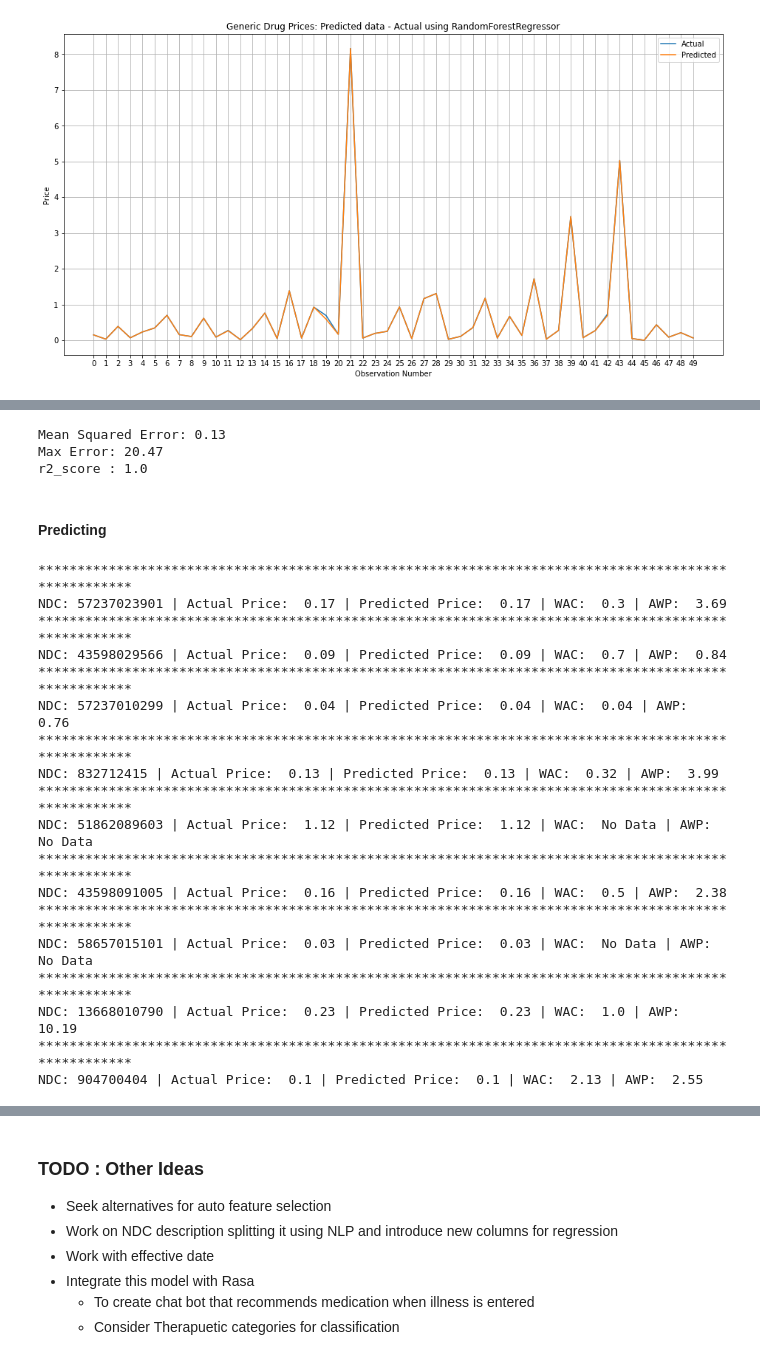
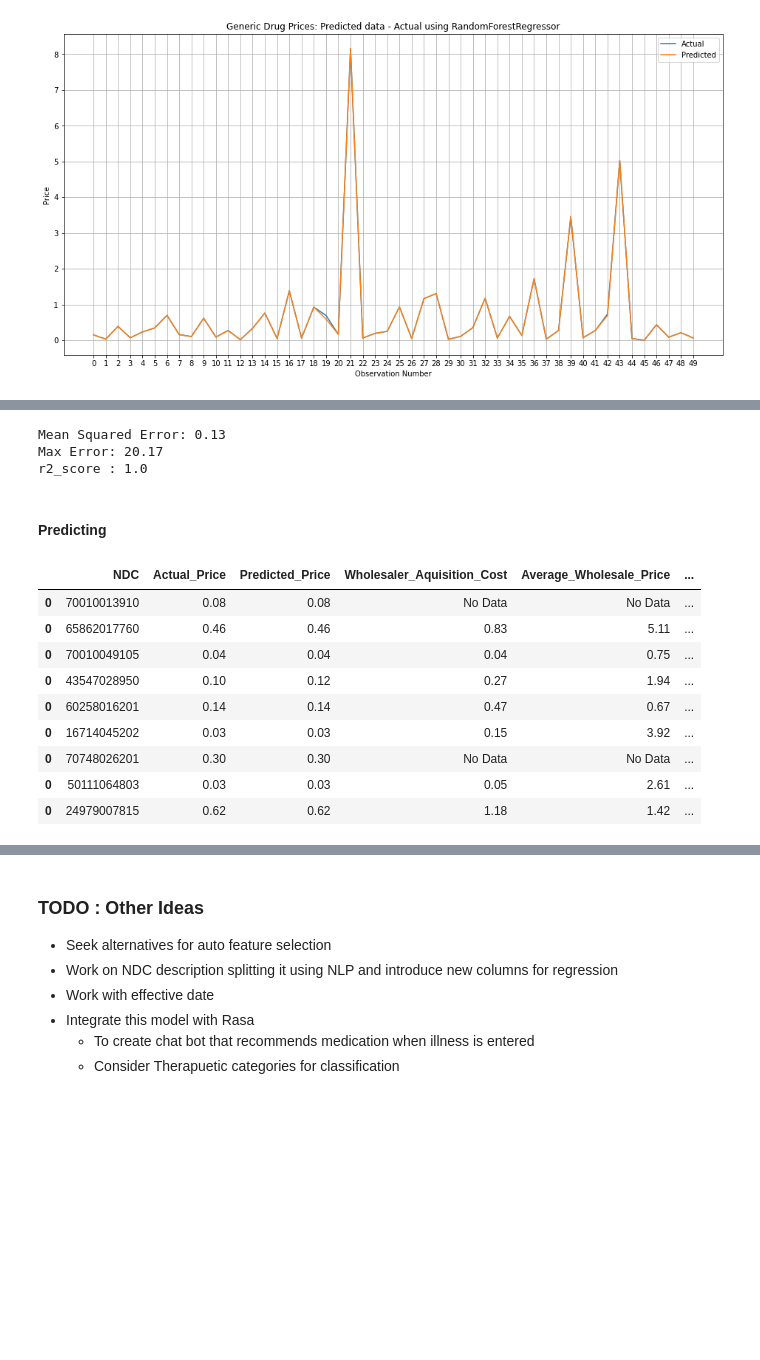
Before and after one commit to rajsandilya/Capstone, a Jupyter notebook: Capstone.ipynb, the cells around one changed output, grey strips where cells are left out. Cells and saved outputs as stored; diff of their text form; code cells hidden in the pictures; blank space fills up the shorter version.

```diff
--- a/Capstone.ipynb
+++ b/Capstone.ipynb
@@ -333,0 +370,6 @@ print(train_acc, test_acc)
+# %%
+rf_model  = RandomForestRegressor().fit(X_train,y_train)
+y_pred    = rf_model.predict(X_test)
+train_acc = round(rf_model.score(X_train, y_train)*100, 2)
+test_acc  = round(rf_model.score(X_test, y_test)*100, 2)
+print(train_acc, test_acc)
@@ -360,23 +404,23 @@ print('Max Error:',round(max_error,2))
 print('r2_score :',round(r2_score,2))
 # %% [output]
 Mean Squared Error: 0.13
-Max Error: 20.47
+Max Error: 20.17
 r2_score : 1.0
-# %% [markdown]
-#### Predicting
+# %% [markdown]
+#### Predicting
 # %%
-def predict_price(nadac_df):
+def predict_price(sample_df):
     """ Function takes in a sample dataframe from the clean dataset,
     and transforms the feature columns
     and ouputs the the predicted price array:"""
 
     x     = np.zeros(4)
-    x[0]  = encoders[cat_columns.index('NDC Description')].transform([nadac_df['NDC Description'].values[0]])
-    x[1]  = encoders[cat_columns.index('Effective_Date')].transform([nadac_df['Effective_Date'].values[0]])
-    x[2]  = encoders[cat_columns.index('Pricing_Unit')].transform([nadac_df['Pricing_Unit'].values[0]])
-    x[3]  = encoders[cat_columns.index('Explanation_Code')].transform([nadac_df['Explanation_Code'].values[0]])
-
+    x[0]  = encoders[cat_columns.index('NDC Description')].transform([sample_df['NDC Description'].values[0]])
+    x[1]  = encoders[cat_columns.index('Effective_Date')].transform([sample_df['Effective_Date'].values[0]])
+    x[2]  = encoders[cat_columns.index('Pricing_Unit')].transform([sample_df['Pricing_Unit'].values[0]])
+    x[3]  = encoders[cat_columns.index('Explanation_Code')].transform([sample_df['Explanation_Code'].values[0]])
 
     x = scaler.transform([x])
+    predicted_price = rf_model.predict(x)
 
-    return pred_model.predict(x)
+    return predicted_price
@@ -383,38 +451,24 @@ def predict_price(nadac_df):
 # %%
+results_df = pd.DataFrame( columns=['NDC', 'Actual_Price',
+                                    'Predicted_Price','Wholesaler_Aquisition_Cost',
+                                    'Average_Wholesale_Price', 'Wholesaler_Profit_Percent'])
+
 for i in range(1,10):
     sample_df = nadac_generics_df.sample(1)
     predicted_price = predict_price(sample_df)
-    ndc = nadac_df.iloc[sample_df.index]['NDC'].values[0]
-    print('****************************************************************************************************')
-    mddb_prices_df = mddb_df[['WAC','AWP']][mddb_df['NDC'] == ndc]
-    wac = 'No Data'
-    awp = 'No Data'
-    if not mddb_prices_df.empty:
-        wac = round(mddb_prices_df['WAC'].values[0], 2)
-        awp = round(mddb_prices_df['AWP'].values[0],2)
+    results = get_predictions_dict(sample_df,predicted_price)
+    df_dictionary = pd.DataFrame.from_dict(results)
+    results_df = pd.concat([results_df, df_dictionary])
 
-    print('NDC:', ndc,'|',
-          'Actual Price: ', round(sample_df['NADAC_Per_Unit'].values[0],2),'|',
-          'Predicted Price: ', round(predicted_price[0], 2),'|',
-          'WAC: ', wac,'|',
-          'AWP: ', awp
-         )
+results_df
 # %% [output]
-****************************************************************************************************
-NDC: 57237023901 | Actual Price:  0.17 | Predicted Price:  0.17 | WAC:  0.3 | AWP:  3.69
-****************************************************************************************************
-NDC: 43598029566 | Actual Price:  0.09 | Predicted Price:  0.09 | WAC:  0.7 | AWP:  0.84
-****************************************************************************************************
-NDC: 57237010299 | Actual Price:  0.04 | Predicted Price:  0.04 | WAC:  0.04 | AWP:  0.76
-****************************************************************************************************
-NDC: 832712415 | Actual Price:  0.13 | Predicted Price:  0.13 | WAC:  0.32 | AWP:  3.99
-****************************************************************************************************
-NDC: 51862089603 | Actual Price:  1.12 | Predicted Price:  1.12 | WAC:  No Data | AWP:  No Data
-****************************************************************************************************
-NDC: 43598091005 | Actual Price:  0.16 | Predicted Price:  0.16 | WAC:  0.5 | AWP:  2.38
-****************************************************************************************************
-NDC: 58657015101 | Actual Price:  0.03 | Predicted Price:  0.03 | WAC:  No Data | AWP:  No Data
-****************************************************************************************************
-NDC: 13668010790 | Actual Price:  0.23 | Predicted Price:  0.23 | WAC:  1.0 | AWP:  10.19
-****************************************************************************************************
-NDC: 904700404 | Actual Price:  0.1 | Predicted Price:  0.1 | WAC:  2.13 | AWP:  2.55
+|  | NDC | Actual_Price | Predicted_Price | Wholesaler_Aquisition_Cost | Average_Wholesale_Price | ... |
+| 0 | 70010013910 | 0.08 | 0.08 | No Data | No Data | ... |
+| 0 | 65862017760 | 0.46 | 0.46 | 0.83 | 5.11 | ... |
+| 0 | 70010049105 | 0.04 | 0.04 | 0.04 | 0.75 | ... |
+| 0 | 43547028950 | 0.10 | 0.12 | 0.27 | 1.94 | ... |
+| 0 | 60258016201 | 0.14 | 0.14 | 0.47 | 0.67 | ... |
+| 0 | 16714045202 | 0.03 | 0.03 | 0.15 | 3.92 | ... |
+| 0 | 70748026201 | 0.30 | 0.30 | No Data | No Data | ... |
+| 0 | 50111064803 | 0.03 | 0.03 | 0.05 | 2.61 | ... |
+| 0 | 24979007815 | 0.62 | 0.62 | 1.18 | 1.42 | ... |
```
Also changed, not shown: parts of 22 cells of this notebook.
